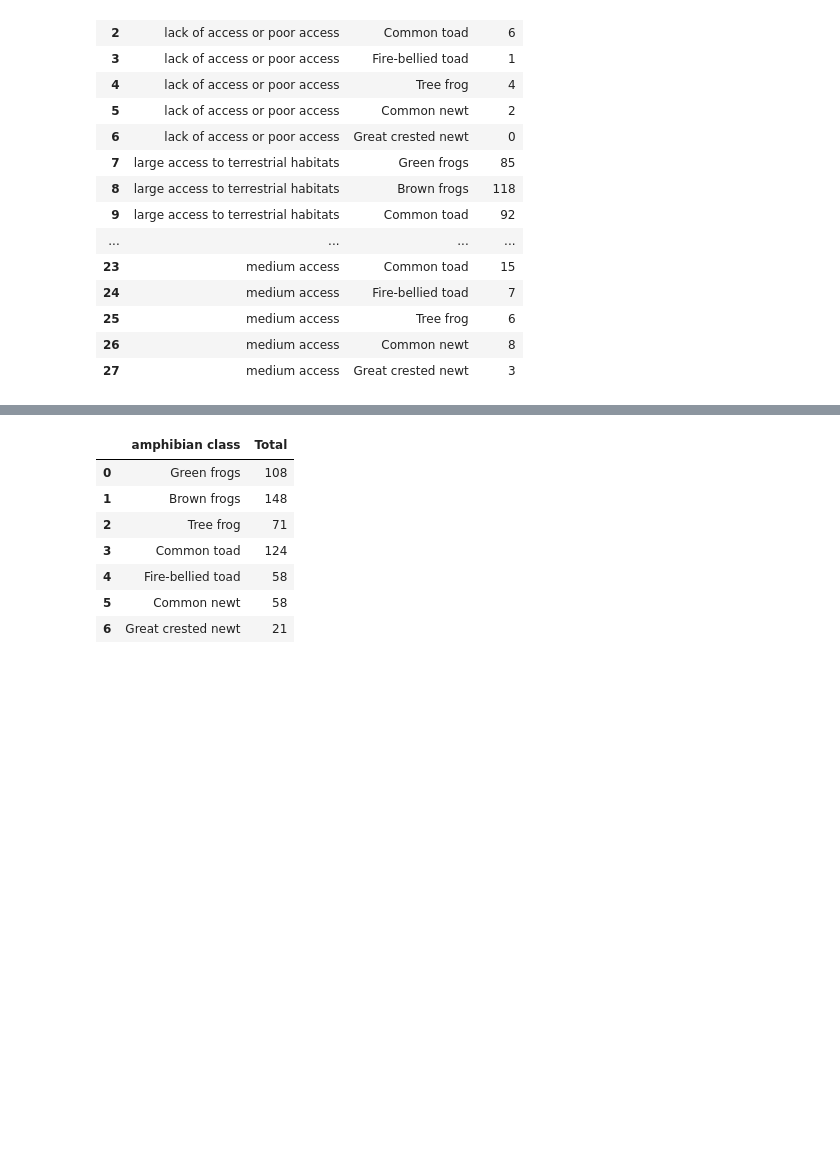
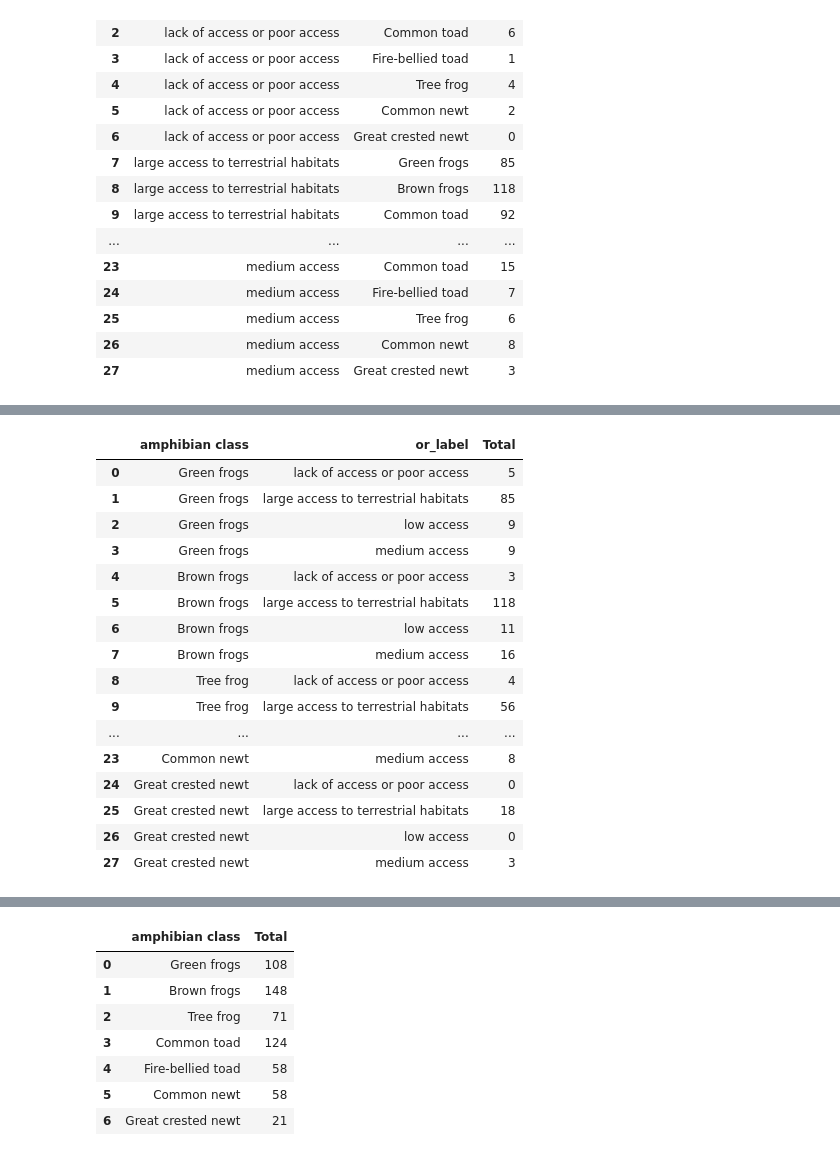
Before and after one commit to Renata-Thomazelli/amphibians, a Jupyter notebook: amphibians-Copy1.ipynb, the cells around one changed output, grey strips where cells are left out. Cells and saved outputs as stored; diff of their text form; code cells hidden in the pictures; blank space fills up the shorter version.

```diff
--- a/amphibians-Copy1.ipynb
+++ b/amphibians-Copy1.ipynb
@@ -359,0 +384,21 @@ df_or_label_grouped
+# %%
+new_df_or_label_grouped=new_grouped.reindex(level='amphibian class',labels=order).reset_index()
+new_df_or_label_grouped
+# %% [output]
+|  | amphibian class | or_label | Total |
+| 0 | Green frogs | lack of access or poor access | 5 |
+| 1 | Green frogs | large access to terrestrial habitats | 85 |
+| 2 | Green frogs | low access | 9 |
+| 3 | Green frogs | medium access | 9 |
+| 4 | Brown frogs | lack of access or poor access | 3 |
+| 5 | Brown frogs | large access to terrestrial habitats | 118 |
+| 6 | Brown frogs | low access | 11 |
+| 7 | Brown frogs | medium access | 16 |
+| 8 | Tree frog | lack of access or poor access | 4 |
+| 9 | Tree frog | large access to terrestrial habitats | 56 |
+| ... | ... | ... | ... |
+| 23 | Common newt | medium access | 8 |
+| 24 | Great crested newt | lack of access or poor access | 0 |
+| 25 | Great crested newt | large access to terrestrial habitats | 18 |
+| 26 | Great crested newt | low access | 0 |
+| 27 | Great crested newt | medium access | 3 |
```
Also changed, not shown: parts of 10 cells of this notebook, 5 other files.
